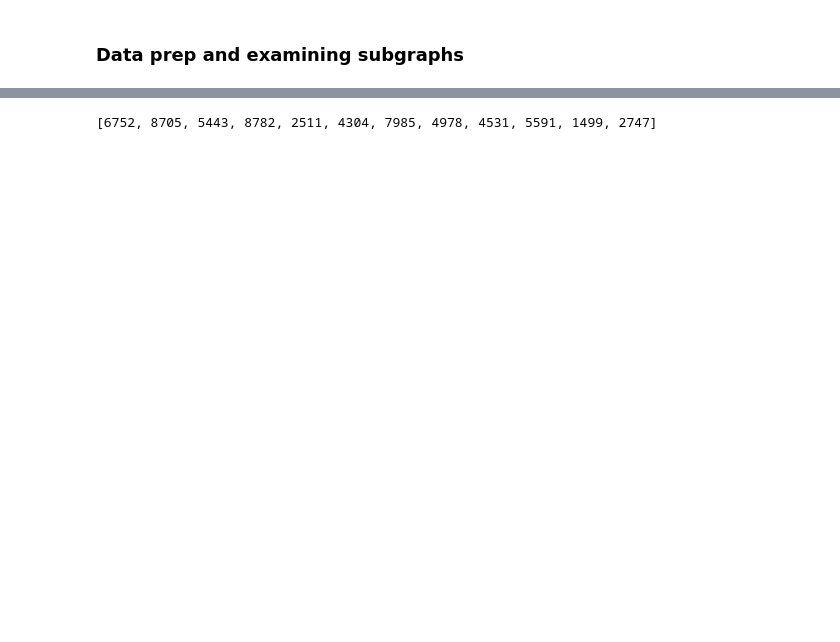
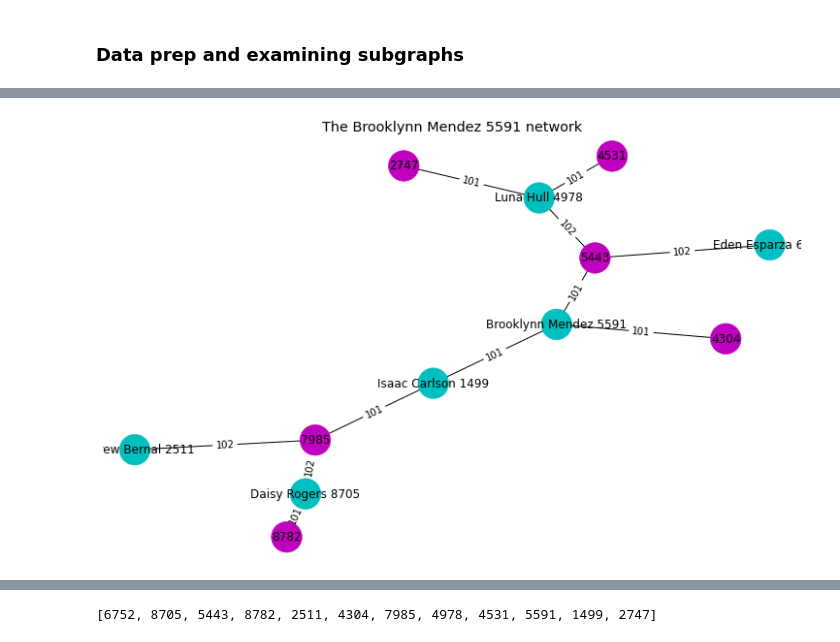
Before and after one commit to w-schw/CU-member-networks, a Jupyter notebook: Member network development.ipynb, the cells around one changed output, grey strips where cells are left out. Drawn from its saved outputs; the diff is of its cells as text; code cells hidden in the pictures; blank space fills up the shorter version.

```diff
--- a/Member network development.ipynb
+++ b/Member network development.ipynb
@@ -162,0 +290,91 @@ average nodes 4.0
+# %%
+#specify subgraph
+graph = multi[0]
+colors = generate_color_map(graph,ind)
+
+# initialize graph fig
+fig1=plt.figure()
+
+#find center of graph and use it to determine name
+center = nx.center(graph)[0]
+title = graph.nodes[center]['label']
+
+#determine number of degrees and nodes
+degrees = nx.degree(graph)
+node_count = len(nx.nodes(graph))
+
+#layout for display
+pos = nx.spring_layout(graph)
+
+#draw function
+nx.draw(graph, pos=pos, node_color=colors, node_size=1000)
+
+#add node labels
+node_labels = nx.get_node_attributes(graph,'label')
+nx.draw_networkx_labels(graph, pos=pos, labels = node_labels )
+
+#add edge labels
+edge_labels = nx.get_edge_attributes(graph, 'participation_type')
+nx.draw_networkx_edge_labels(graph, pos, edge_labels)
+
+# separate member nodes and individual nodes
+i,m = separate_members_individuals(graph)
+
+# convert node dictionaries to dataframes
+i = pd.DataFrame.from_dict(i, orient='index')
+m = pd.DataFrame.from_dict(m, orient='index')
+
+# calculate summary stats of membership attributes
+total_loan = sum(m['open_loan_bal'])
+total_saving = sum(m['open_sv_bal'])
+loan_count = sum(m['opn_ln_all_cnt'])
+saving_count = sum(m['opn_sv_all_cnt'])
+total_dividend = sum(m['div_ytd_amt'])
+total_interest = sum(m['int_ytd_amt'])
+
+products_per_member = (loan_count + saving_count) / len(m)
+
+plt.title(f'The {title} network')
+
+# save as png
+# plt.savefig(f'{title} graph.png', format="PNG", bbox_inches='tight')
+
+# make summary table formatted for display
+account_dict = {'Center':title,
+                'Nodes':node_count,
+                'Individuals':len(i),
+                'Memberships':len(m),
+                'Total Savings':f'${total_saving:,.2f}',
+                'Total Loans':f'${total_loan:,.2f}',
+                'PPM':f'{products_per_member:.2n}',
+                'Dividends Paid':f'${total_dividend:,.2f}',
+                'Interest received':f'${total_interest:,.2f}'}
+
+act_df = pd.DataFrame.from_dict(account_dict, orient='index')
+act_df = act_df.rename(columns={0:''})
+
+export_list = [f'=HYPERLINK("{title}.pdf")', node_count, len(i), len(m), total_saving, total_loan, products_per_member, total_dividend,
+              total_interest]
+
+# format summary table for saving
+fig2 = plt.figure(figsize = (4, 2))
+ax = fig2.add_subplot(111)
+
+ax.table(cellText = act_df.values,
+          rowLabels = act_df.index,
+          colLabels = act_df.columns,
+          loc = "center"
+         )
+ax.set_title("Summary")
+ax.axis("off")
+
+# save table as png
+# fig2.savefig(f'{title} table.png', format = 'PNG', bbox_inches = 'tight')
+
+# save graph and table as pdf
+pp = PdfPages(f'{title}.pdf')
+pp.savefig(fig1, bbox_inches='tight')
+pp.savefig(fig2, bbox_inches='tight')
+pp.close()
+# %% [output]
+[figure, added]
```
Also changed, not shown: parts of 38 cells of this notebook.
